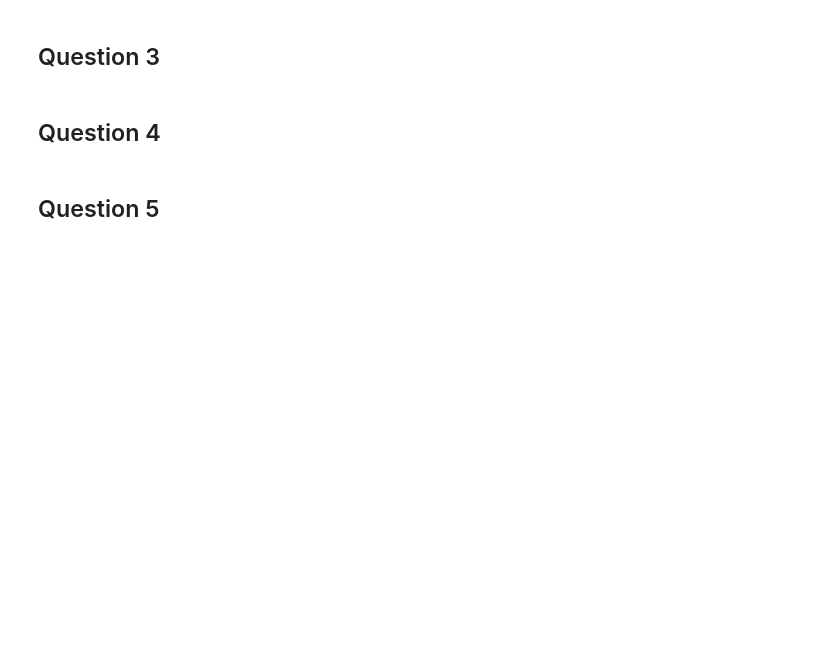
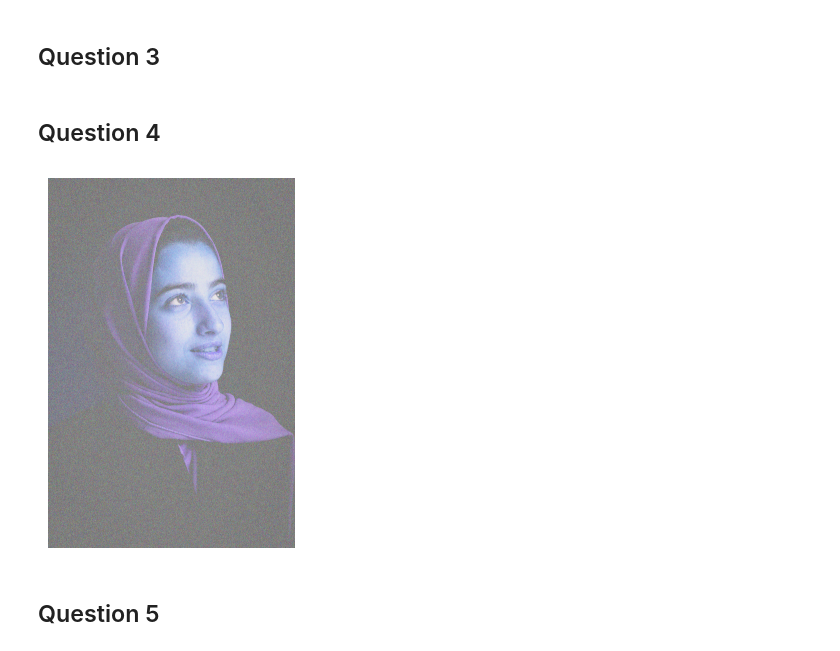
Before and after one commit to BatataNatna/Computer_Vision_Exercices, a Jupyter notebook: Exercice_01.ipynb, the cells around one changed output. Saved outputs shown, nothing was run; the diff lists cells and outputs as text; code cells hidden in the pictures; blank space fills up the shorter version.

```diff
--- a/Exercice_01.ipynb
+++ b/Exercice_01.ipynb
@@ -38,9 +39,11 @@ noise = np.random.normal(mean, std_dev, image.shape).astype(np.uint8)
 # %%
 # 4. Créer l'image bruitée et l'afficher
 noisy_image = cv2.add(image, noise)
-cv2.imshow('Image bruitée', noisy_image)
-cv2.waitKey(0)
-cv2.destroyAllWindows()
+plt.imshow(noisy_image,cmap='gray')
+plt.axis("off")
+plt.show()
+# %% [output]
+[figure, added]
 # %% [markdown]
 ## Question 5
 # %%
```
Also changed, not shown: parts of 4 cells of this notebook, 3 other files.
